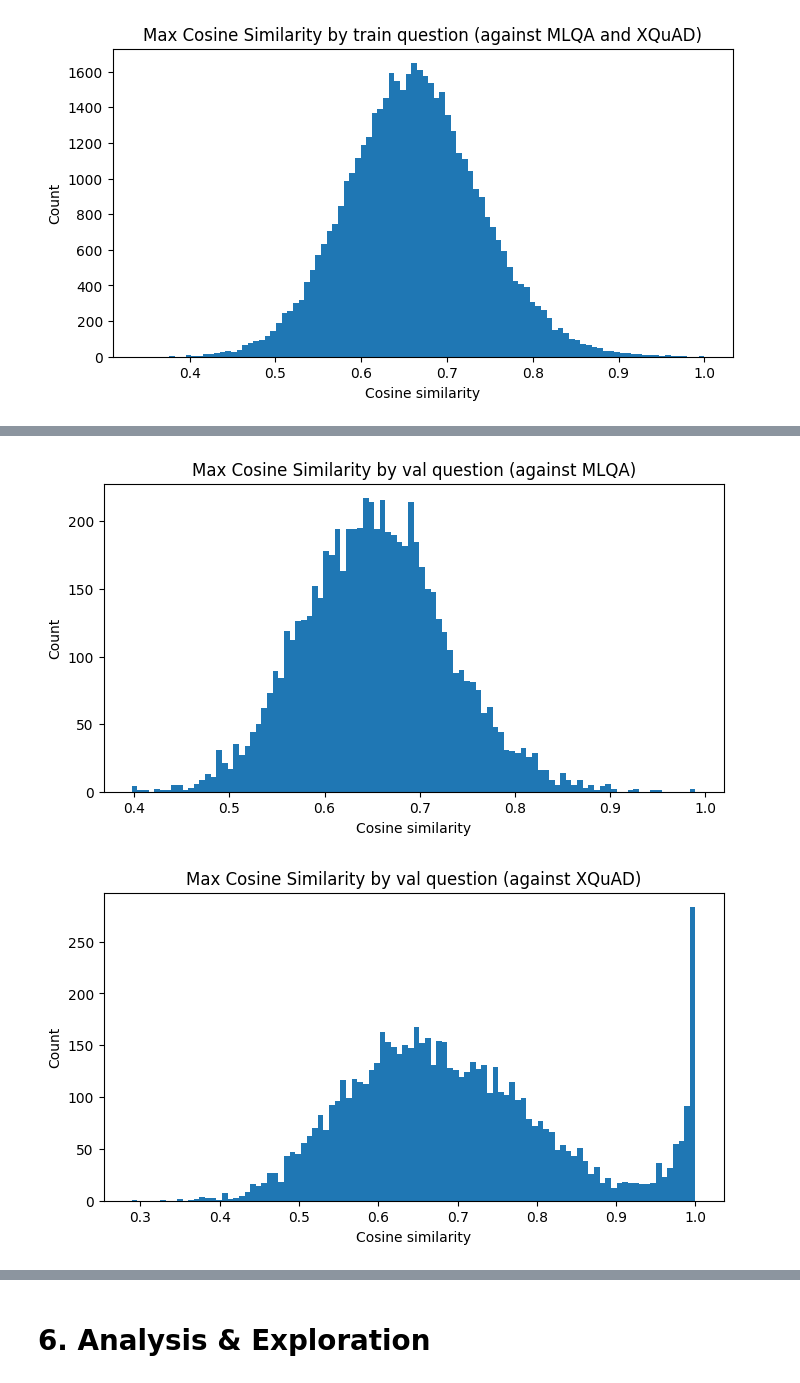
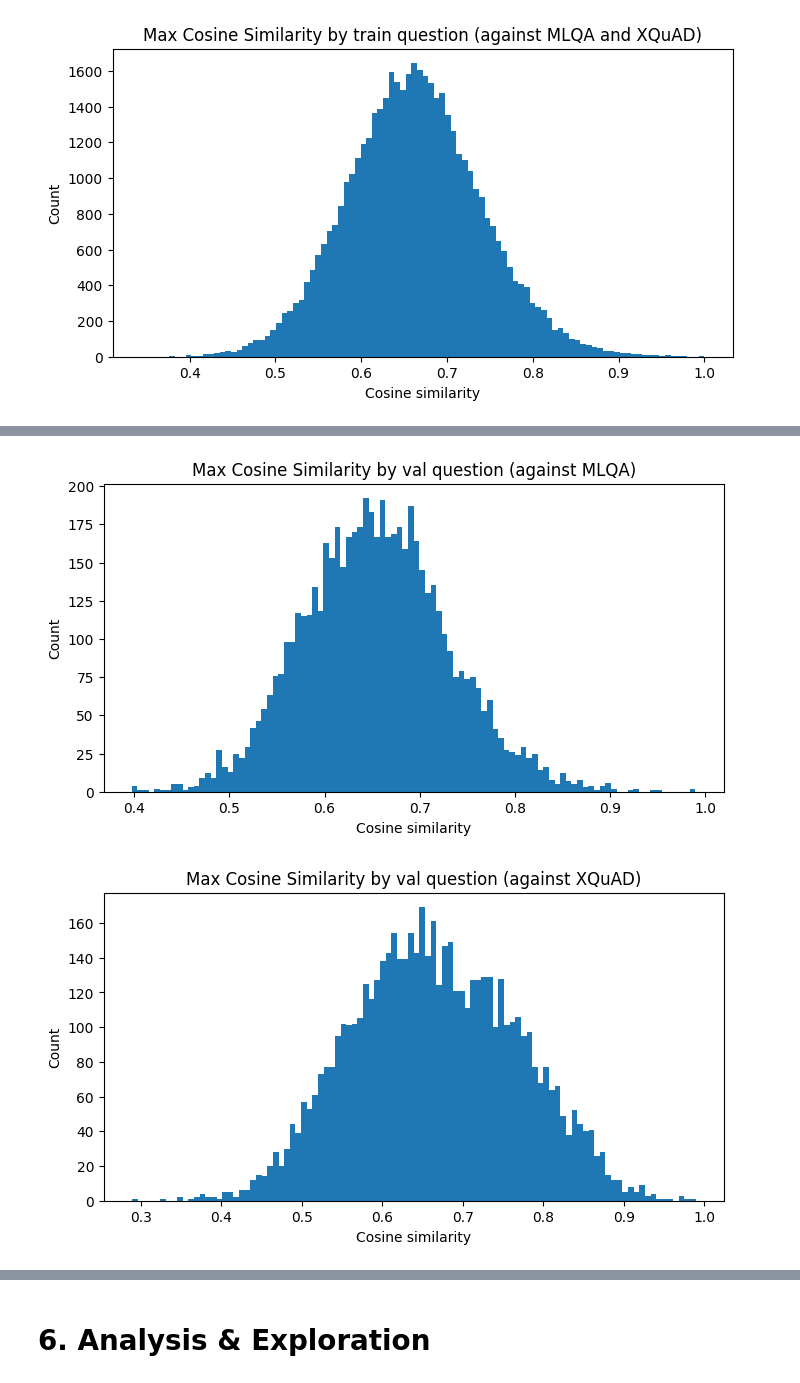
Before and after one commit to Kev-HL/gemma-2-spanish-qa, a Jupyter notebook: notebooks/00_EDA.ipynb, the cells around one changed output, grey strips where cells are left out. Cells and saved outputs as stored; diff of their text form; code cells hidden in the pictures.

```diff
--- a/notebooks/00_EDA.ipynb
+++ b/notebooks/00_EDA.ipynb
@@ -1754,0 +1692,2 @@ xquad_test_df.head(1)
+# %%
+cleaning.check_mbert_input_truncation(xquad_test_df, tkn_mbert, 512)
@@ -1754,0 +1698,2 @@ xquad_test_df.head(1)
+# %%
+cleaning.check_gemma2_input_truncation(xquad_test_df, tkn_gemma2, 2867)
@@ -1800,3 +1784,6 @@ test2_df = xquad_test_df.copy()
+# %%
+squad_val_duplicate_ids = val_df[val_df['id'].isin(test2_df['id'])]['id'].to_list()
+val_df = val_df[~val_df['id'].isin(squad_val_duplicate_ids)].copy()
 # %% [markdown]
 To compare the semantic similarity between QA pairs, we use a **sentence transformer model** ([SentenceTransformer](https://www.sbert.net/)). This model maps each text (context or question) to a dense vector embedding that captures not just word content, but also semantic meaning, enabling robust matching even across paraphrases or minor translation differences.
 
@@ -1824,16 +1813,15 @@ qst_test2 = test2_df['question'].tolist() # XQuAD
 # Load model
 embed_model = SentenceTransformer('paraphrase-multilingual-mpnet-base-v2')
 
-# Encode contexts and questions
-ctx_embeddings = embed_model.encode(ctx_train + ctx_val + ctx_test1 + ctx_test2, convert_to_tensor=True)
-qst_embeddings = embed_model.encode(qst_train + qst_val + qst_test1 + qst_test2, convert_to_tensor=True)
-
-# Compute cosine similarity between train+val and test sets
-test_index = (len(ctx_train) + len(ctx_val))
-ctx_embed_sim_matrix_tensor = util.cos_sim(ctx_embeddings[:test_index], ctx_embeddings[test_index:]) # train+val vs test // squad train+val vs mlqa+xquad
-qst_embed_sim_matrix_tensor = util.cos_sim(qst_embeddings[:test_index], qst_embeddings[test_index:]) # train+val vs test // squad train+val vs mlqa+xquad
-
-# Convert from tensor to numpy array
-ctx_embed_sim_matrix = ctx_embed_sim_matrix_tensor.cpu().numpy()
-qst_embed_sim_matrix = qst_embed_sim_matrix_tensor.cpu().numpy()
+# Compute cosine similarity matrices for both contexts and questions
+ctx_embed_sim_matrix = cleaning.embed_sim_matrix(
+    embed_model,
+    ctx_train + ctx_val,
+    ctx_test1 + ctx_test2
+    )
+qst_embed_sim_matrix = cleaning.embed_sim_matrix(
+    embed_model,
+    qst_train + qst_val,
+    qst_test1 + qst_test2
+    )
 # %% [markdown]
@@ -1913,19 +1907,25 @@ plt.show()
 # %%
 plt.figure(figsize=(8, 4))
-plt.hist(np.max(qst_embed_sim_matrix[len(ctx_train):,:len(ctx_test1)], axis=1), bins=100)
+plt.hist(
+    np.max(qst_embed_sim_matrix[len(ctx_train):,:len(ctx_test1)], axis=1),
+    bins=100
+    )
 plt.title("Max Cosine Similarity by val question (against MLQA)")
 plt.xlabel("Cosine similarity")
 plt.ylabel("Count")
 plt.show()
 # %% [output]
-[figure, old version]
+[figure, new version]
 # %%
 plt.figure(figsize=(8, 4))
-plt.hist(np.max(qst_embed_sim_matrix[len(ctx_train):,len(ctx_test1):], axis=1), bins=100)
+plt.hist(
+    np.max(qst_embed_sim_matrix[len(ctx_train):,len(ctx_test1):], axis=1),
+    bins=100
+    )
 plt.title("Max Cosine Similarity by val question (against XQuAD)")
 plt.xlabel("Cosine similarity")
 plt.ylabel("Count")
 plt.show()
 # %% [output]
-[figure, old version]
+[figure, new version]
 # %% [markdown]
```
Also changed, not shown: parts of 351 cells of this notebook, 1 other file.
